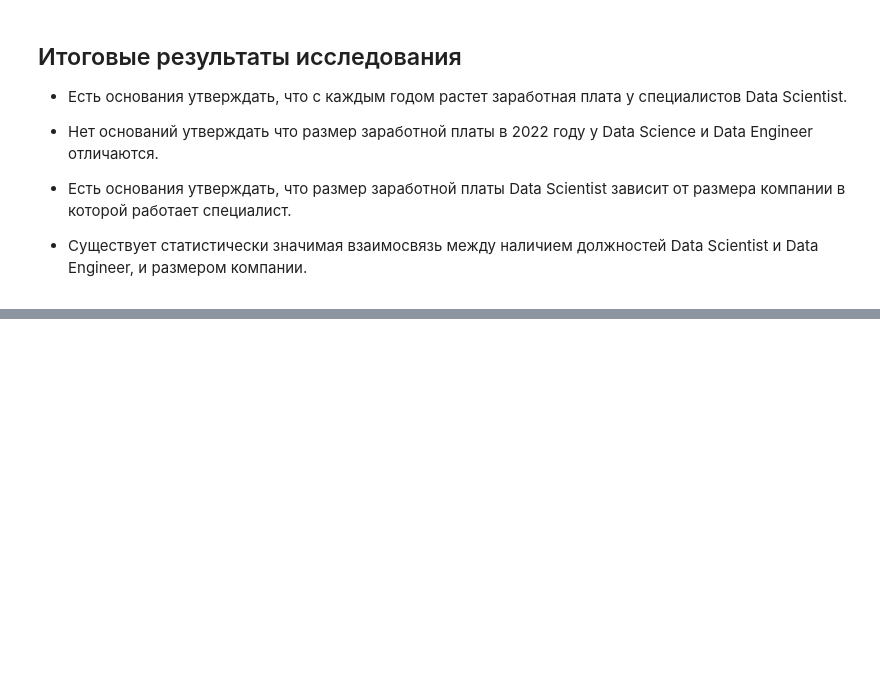
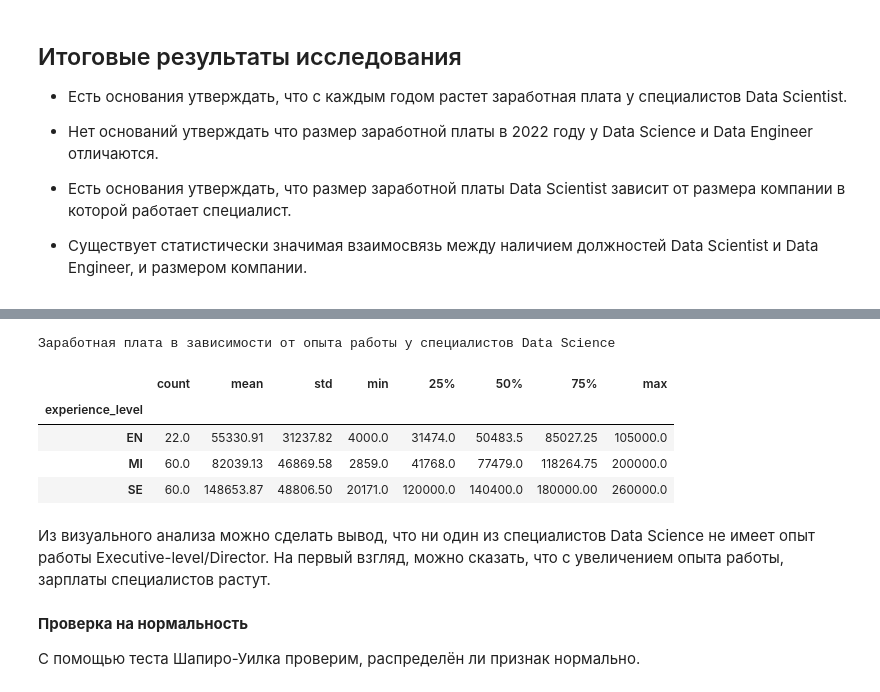
Before and after one commit to ret4ed/Sf_DS_game_1, a Jupyter notebook: Skillfactory/EDA_4_Статистические тесты/Практика. Исследование данных HR-агенства.ipynb, the cells around one changed output, grey strips where cells are left out. Saved outputs shown, nothing was run; the diff lists cells and outputs as text; code cells hidden in the pictures; blank space fills up the shorter version.

```diff
--- a/Skillfactory/EDA_4_Статистические тесты/Практика. Исследование данных HR-агенства.ipynb
+++ b/Skillfactory/EDA_4_Статистические тесты/Практика. Исследование данных HR-агенства.ipynb
@@ -801,0 +842,17 @@ p-значение меньше, чем заданный уровень знач
+# %%
+data_agg = data_scientist_df.groupby('experience_level')['salary_in_usd'].describe().round(2)
+print('Заработная плата в зависимости от опыта работы у специалистов Data Science')
+data_agg
+# %% [output]
+Заработная плата в зависимости от опыта работы у специалистов Data Science
+|  | count | mean | std | min | 25% | 50% | 75% | max |
+| experience_level |  |  |  |  |  |  |  |  |
+| EN | 22.0 | 55330.91 | 31237.82 | 4000.0 | 31474.0 | 50483.5 | 85027.25 | 105000.0 |
+| MI | 60.0 | 82039.13 | 46869.58 | 2859.0 | 41768.0 | 77479.0 | 118264.75 | 200000.0 |
+| SE | 60.0 | 148653.87 | 48806.50 | 20171.0 | 120000.0 | 140400.0 | 180000.00 | 260000.0 |
+# %% [markdown]
+Из визуального анализа можно сделать вывод, что ни один из специалистов Data Science не имеет опыт работы Executive-level/Director. На первый взгляд, можно сказать, что с увеличением опыта работы, зарплаты специалистов растут.
+# %% [markdown]
+**Проверка на нормальность**
+
+С помощью теста Шапиро-Уилка проверим, распределён ли признак нормально.
```
Also changed, not shown: parts of 26 cells of this notebook.
